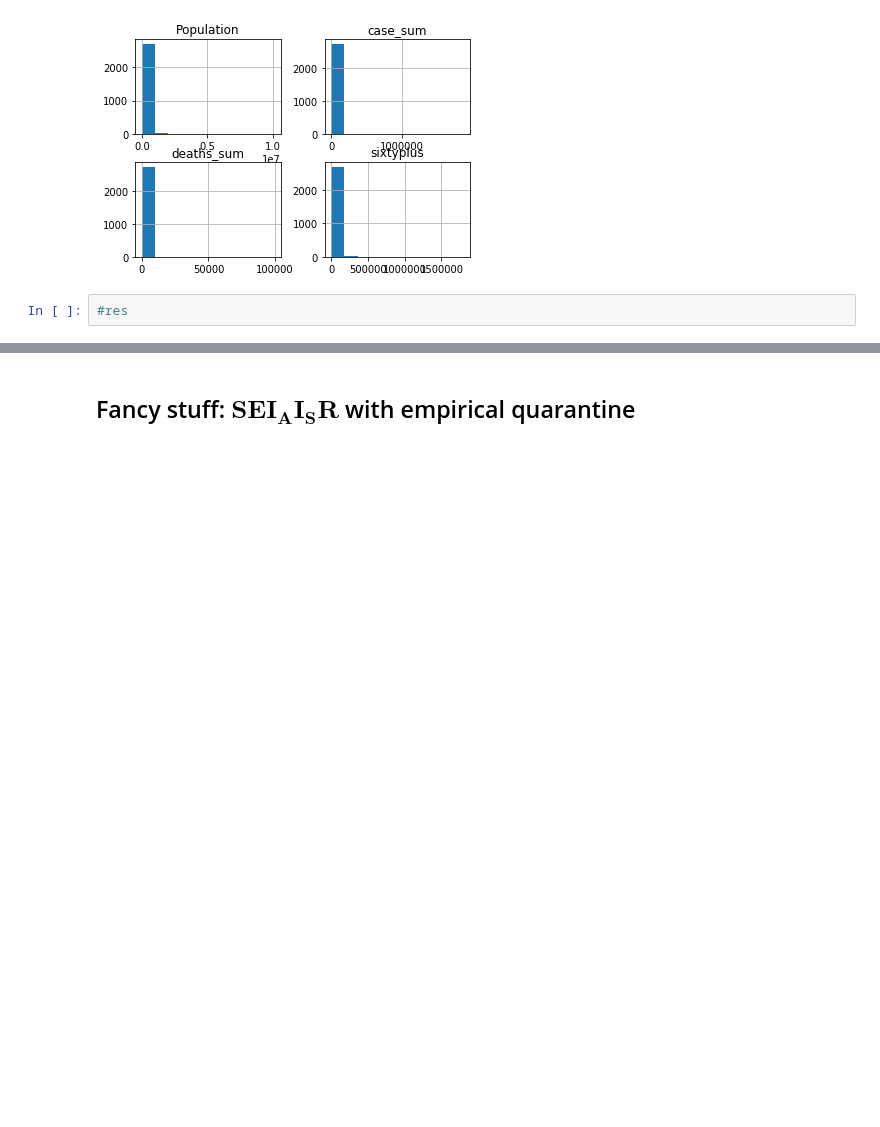
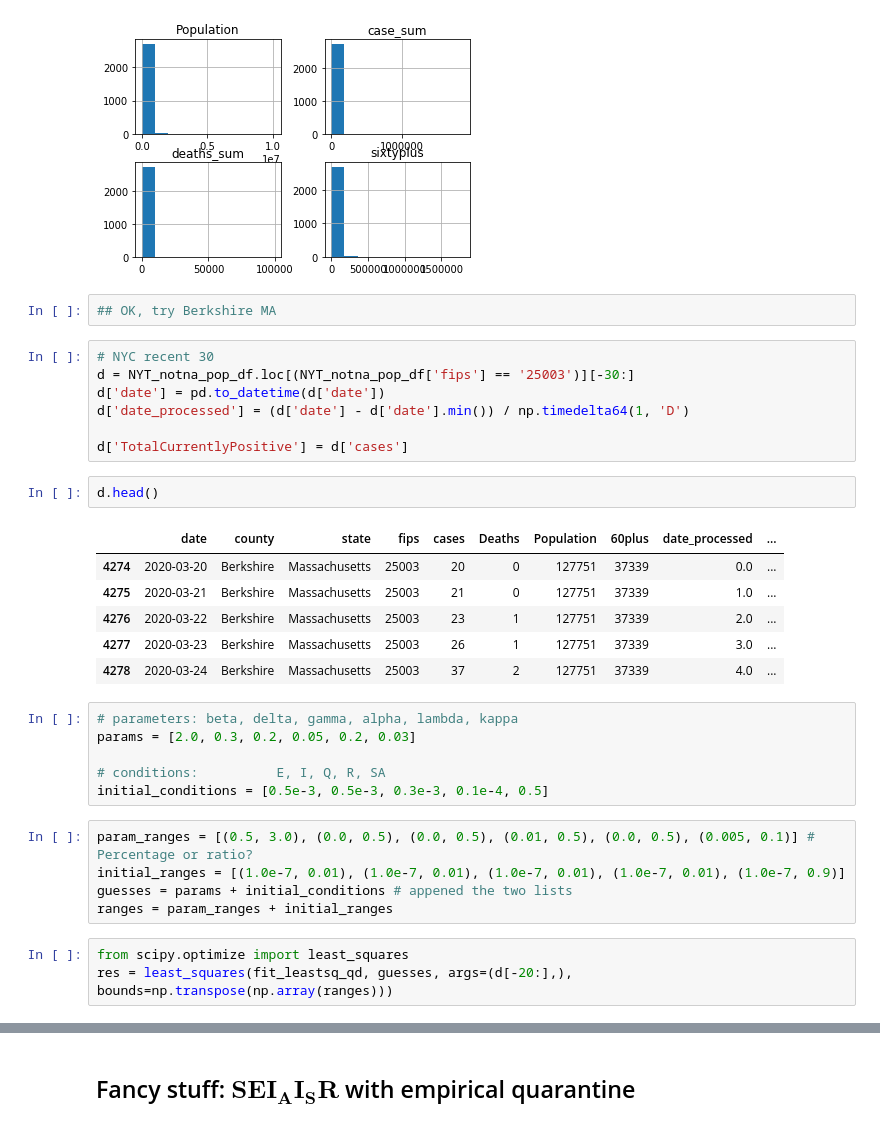
Before and after one commit to danielnee2/SKTW, a Jupyter notebook: exploratory/models_exploreSEIR_YLN.ipynb, the cells around one changed output, grey strips where cells are left out. Drawn from its saved outputs; the diff is of its cells as text; blank space fills up the shorter version.

```diff
--- a/exploratory/models_exploreSEIR_YLN.ipynb
+++ b/exploratory/models_exploreSEIR_YLN.ipynb
@@ -1192,5 +1176,35 @@ array([[<matplotlib.axes._subplots.AxesSubplot object at 0x...>,
         <matplotlib.axes._subplots.AxesSubplot object at 0x...>]],
       dtype=object)
 [figure]
-# %%
-#res
+# %%
+## OK, try Berkshire MA
+# %%
+# NYC recent 30
+d = NYT_notna_pop_df.loc[(NYT_notna_pop_df['fips'] == '25003')][-30:]
+d['date'] = pd.to_datetime(d['date'])
+d['date_processed'] = (d['date'] - d['date'].min()) / np.timedelta64(1, 'D')
+
+d['TotalCurrentlyPositive'] = d['cases']
+# %%
+d.head()
+# %% [output]
+|  | date | county | state | fips | cases | Deaths | Population | 60plus | date_processed | ... |
+| 4274 | 2020-03-20 | Berkshire | Massachusetts | 25003 | 20 | 0 | 127751 | 37339 | 0.0 | ... |
+| 4275 | 2020-03-21 | Berkshire | Massachusetts | 25003 | 21 | 0 | 127751 | 37339 | 1.0 | ... |
+| 4276 | 2020-03-22 | Berkshire | Massachusetts | 25003 | 23 | 1 | 127751 | 37339 | 2.0 | ... |
+| 4277 | 2020-03-23 | Berkshire | Massachusetts | 25003 | 26 | 1 | 127751 | 37339 | 3.0 | ... |
+| 4278 | 2020-03-24 | Berkshire | Massachusetts | 25003 | 37 | 2 | 127751 | 37339 | 4.0 | ... |
+# %%
+# parameters: beta, delta, gamma, alpha, lambda, kappa
+params = [2.0, 0.3, 0.2, 0.05, 0.2, 0.03]
+
+# conditions:          E, I, Q, R, SA
+initial_conditions = [0.5e-3, 0.5e-3, 0.3e-3, 0.1e-4, 0.5]
+# %%
+param_ranges = [(0.5, 3.0), (0.0, 0.5), (0.0, 0.5), (0.01, 0.5), (0.0, 0.5), (0.005, 0.1)] # Percentage or ratio?
+initial_ranges = [(1.0e-7, 0.01), (1.0e-7, 0.01), (1.0e-7, 0.01), (1.0e-7, 0.01), (1.0e-7, 0.9)]
+guesses = params + initial_conditions # appened the two lists
+ranges = param_ranges + initial_ranges
+# %%
+from scipy.optimize import least_squares
+res = least_squares(fit_leastsq_qd, guesses, args=(d[-20:],), bounds=np.transpose(np.array(ranges)))
```
Also changed, not shown: parts of 13 cells of this notebook, 12 other files.
